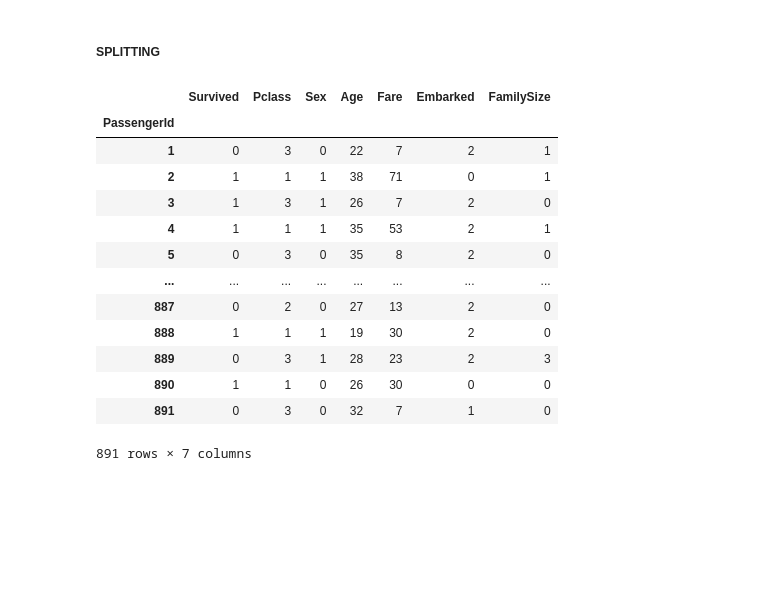
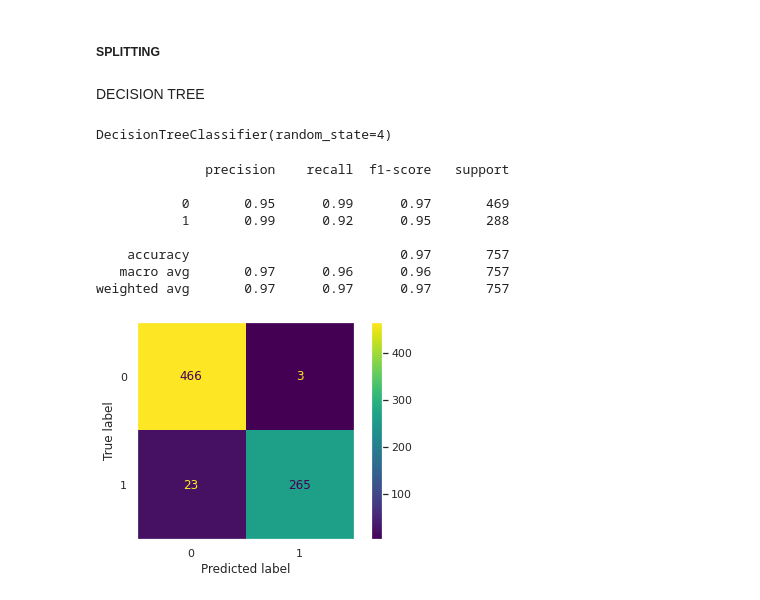
Before and after one commit to Yusrah23/Python_Scripts, a Jupyter notebook: titianic_pred.ipynb, the cells around one changed output. Drawn from its saved outputs; the diff is of its cells as text; code cells hidden in the pictures; blank space fills up the shorter version.

```diff
--- a/titianic_pred.ipynb
+++ b/titianic_pred.ipynb
@@ -269,21 +325,38 @@ X = data.drop("Survived",axis=1)
 y = data["Survived"]
 # %%
 # train and test split
-X_train,X_test,y_train,y_test = train_test_split(X,y,test_size=0.2,random_state=42)
+X_train,X_val,y_train,y_val = train_test_split(X,y,test_size=0.15,random_state=1)
-# %%
-data
-# %% [output]
-|  | Survived | Pclass | Sex | Age | Fare | Embarked | FamilySize |
-| PassengerId |  |  |  |  |  |  |  |
-| 1 | 0 | 3 | 0 | 22 | 7 | 2 | 1 |
-| 2 | 1 | 1 | 1 | 38 | 71 | 0 | 1 |
-| 3 | 1 | 3 | 1 | 26 | 7 | 2 | 0 |
-| 4 | 1 | 1 | 1 | 35 | 53 | 2 | 1 |
-| 5 | 0 | 3 | 0 | 35 | 8 | 2 | 0 |
-| ... | ... | ... | ... | ... | ... | ... | ... |
-| 887 | 0 | 2 | 0 | 27 | 13 | 2 | 0 |
-| 888 | 1 | 1 | 1 | 19 | 30 | 2 | 0 |
-| 889 | 0 | 3 | 1 | 28 | 23 | 2 | 3 |
-| 890 | 1 | 1 | 0 | 26 | 30 | 0 | 0 |
-| 891 | 0 | 3 | 0 | 32 | 7 | 1 | 0 |
-891 rows × 7 columns
+# %% [markdown]
+DECISION TREE
+# %%
+# Creating metric function
+def metrics_score(model, features, labels):
+    predicted = model.predict(features)
+    print(classification_report(labels, predicted))
+
+    plot_confusion_matrix(model, features, labels)
+    plt.grid(b=None)
+
+    plt.show()
+# %%
+# Building decision tree model
+model_1 = DecisionTreeClassifier(random_state = 4) # criterion = "entropy"
+# %%
+# Fitting the decision tree model
+model_1.fit(X_train, y_train)
+# %% [output]
+DecisionTreeClassifier(random_state=4)
+# %%
+# performance check on training data
+
+metrics_score(model_1, X_train, y_train)
+# %% [output]
+              precision    recall  f1-score   support
+
+           0       0.95      0.99      0.97       469
+           1       0.99      0.92      0.95       288
+
+    accuracy                           0.97       757
+   macro avg       0.97      0.96      0.96       757
+weighted avg       0.97      0.97      0.97       757
+[figure, added]
```
Also changed, not shown: parts of 26 cells of this notebook.
